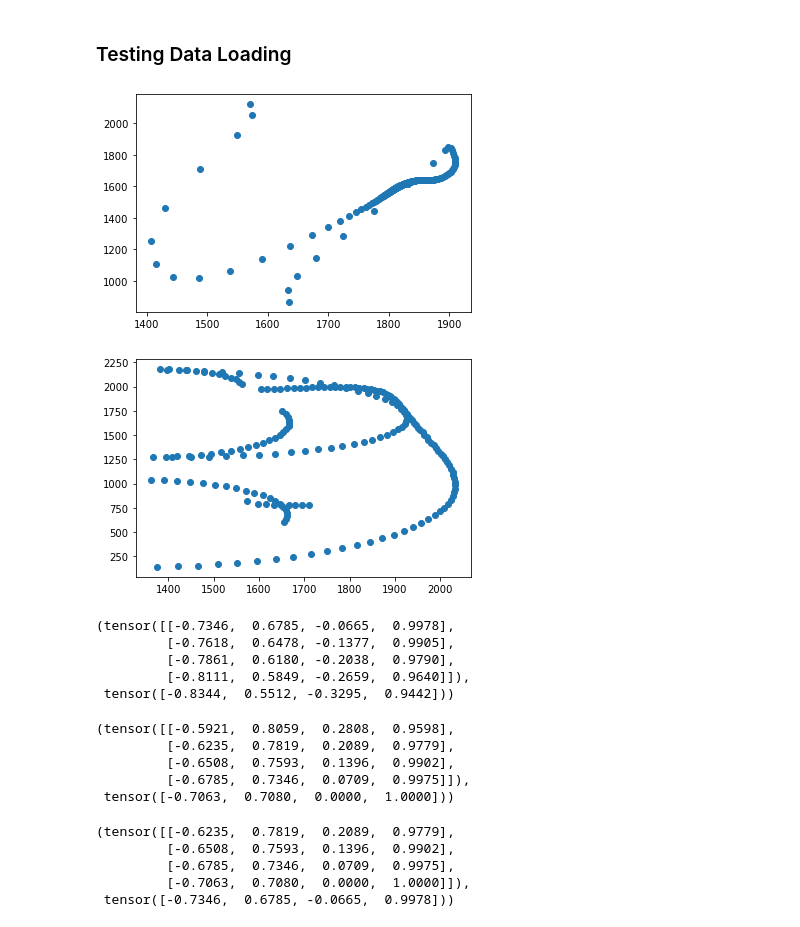
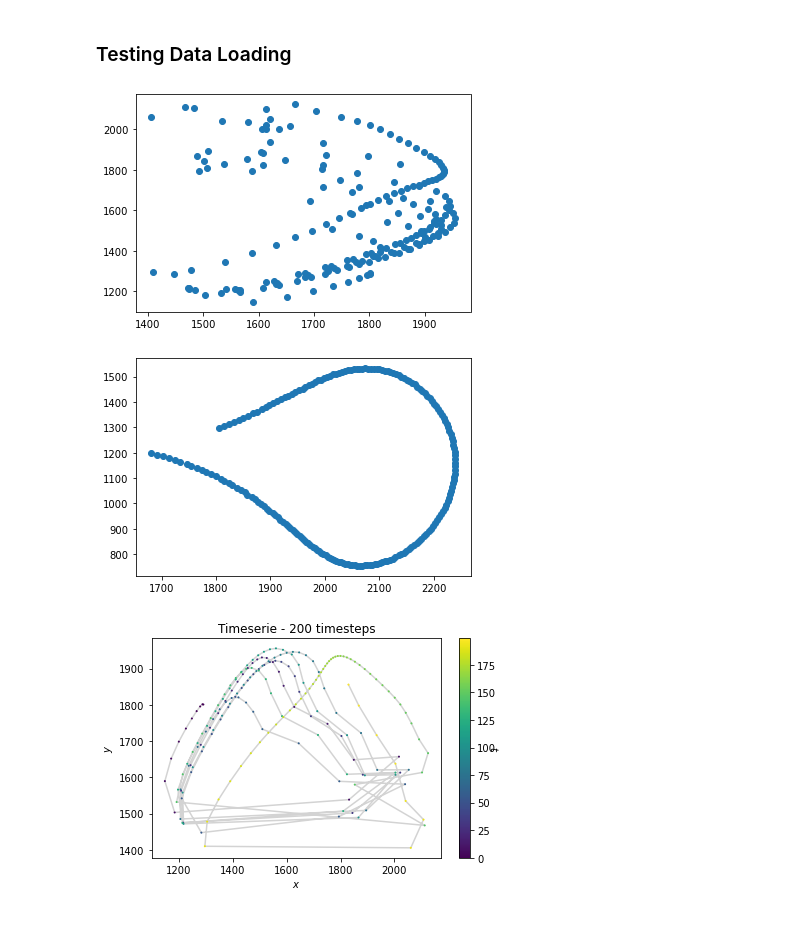
Before and after one commit to gthampak/physinet.io, a Jupyter notebook: LSTM_Baseline.ipynb, the cells around one changed output. Saved outputs shown, nothing was run; the diff lists cells and outputs as text; code cells hidden in the pictures.

```diff
--- a/LSTM_Baseline.ipynb
+++ b/LSTM_Baseline.ipynb
@@ -179,7 +179,7 @@ def plot_trajectory_from_tensor(coords: torch.Tensor):
 
 ### Loading Training Data
 # %%
-BATCH_SIZE = 1000
+BATCH_SIZE = 256
 
 # load in all separate files
 X_train = []
@@ -215,7 +215,7 @@ model.train()
 
 # Define hyperparameters
 n_epochs = 5
-lr=0.001
+lr=0.01
 
 # Define Loss, Optimizer
 criterion = nn.MSELoss()
@@ -242,9 +242,9 @@ for epoch in range(n_epochs):  # loop over the dataset multiple times
 
         # print statistics
         running_loss += loss.item()
-        if i % 100 == 99:    # print every 100 mini-batches
+        if i % 200 == 199:    # print every 200 mini-batches
             print('[%d, %5d] loss: %.3f' %
-                  (epoch + 1, i + 1, running_loss / 100))
+                  (epoch + 1, i + 1, running_loss / 200))
             running_loss = 0.0
 
 print('Finished Training')
@@ -317,35 +317,11 @@ def polar_angles_to_raw_cartesian_tensor(t):
 
     return result
 # %%
-output = polar_angles_to_raw_cartesian_tensor(predict(model,testDataSet,8))
+output = polar_angles_to_raw_cartesian_tensor(predict(model,testDataSet,10))
 plot_trajectory_from_tensor(output)
 # %% [output]
-[figure, old version]
+[figure, new version]
 # %%
-plot_trajectory_from_tensor(polar_angles_to_raw_cartesian_tensor(testDataSet[8][1]))
+plot_trajectory_from_tensor(polar_angles_to_raw_cartesian_tensor(testDataSet[10][1]))
 # %% [output]
-[figure, old version]
+[figure, new version]
-# %%
-trainDataSet[5]
-# %% [output]
-(tensor([[-0.7346,  0.6785, -0.0665,  0.9978],
-         [-0.7618,  0.6478, -0.1377,  0.9905],
-         [-0.7861,  0.6180, -0.2038,  0.9790],
-         [-0.8111,  0.5849, -0.2659,  0.9640]]),
- tensor([-0.8344,  0.5512, -0.3295,  0.9442]))
-# %%
-trainDataSet[0]
-# %% [output]
-(tensor([[-0.5921,  0.8059,  0.2808,  0.9598],
-         [-0.6235,  0.7819,  0.2089,  0.9779],
-         [-0.6508,  0.7593,  0.1396,  0.9902],
-         [-0.6785,  0.7346,  0.0709,  0.9975]]),
- tensor([-0.7063,  0.7080,  0.0000,  1.0000]))
-# %%
-trainDataSet[1]
-# %% [output]
-(tensor([[-0.6235,  0.7819,  0.2089,  0.9779],
-         [-0.6508,  0.7593,  0.1396,  0.9902],
-         [-0.6785,  0.7346,  0.0709,  0.9975],
-         [-0.7063,  0.7080,  0.0000,  1.0000]]),
- tensor([-0.7346,  0.6785, -0.0665,  0.9978]))
@@ -351,0 +349,4 @@ trainDataSet[1]
+# %%
+plot_sequence(output, 4, 5)
+# %% [output]
+[figure, added]
```
Also changed, not shown: parts of 3 cells of this notebook, 7 other files.
